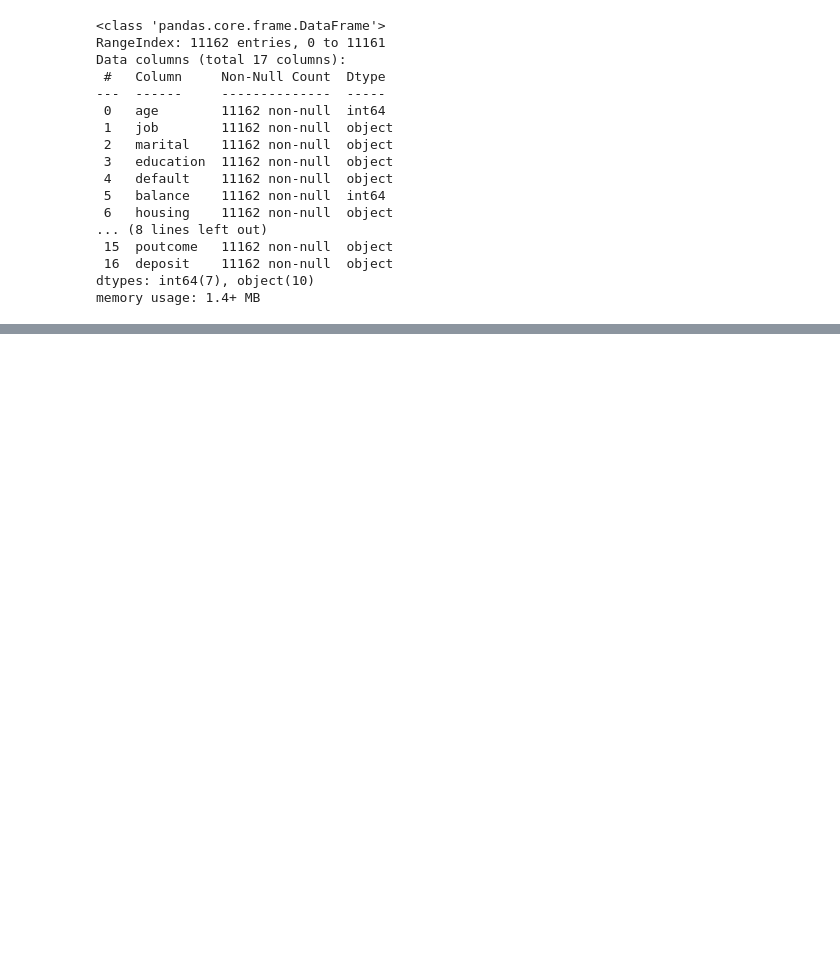
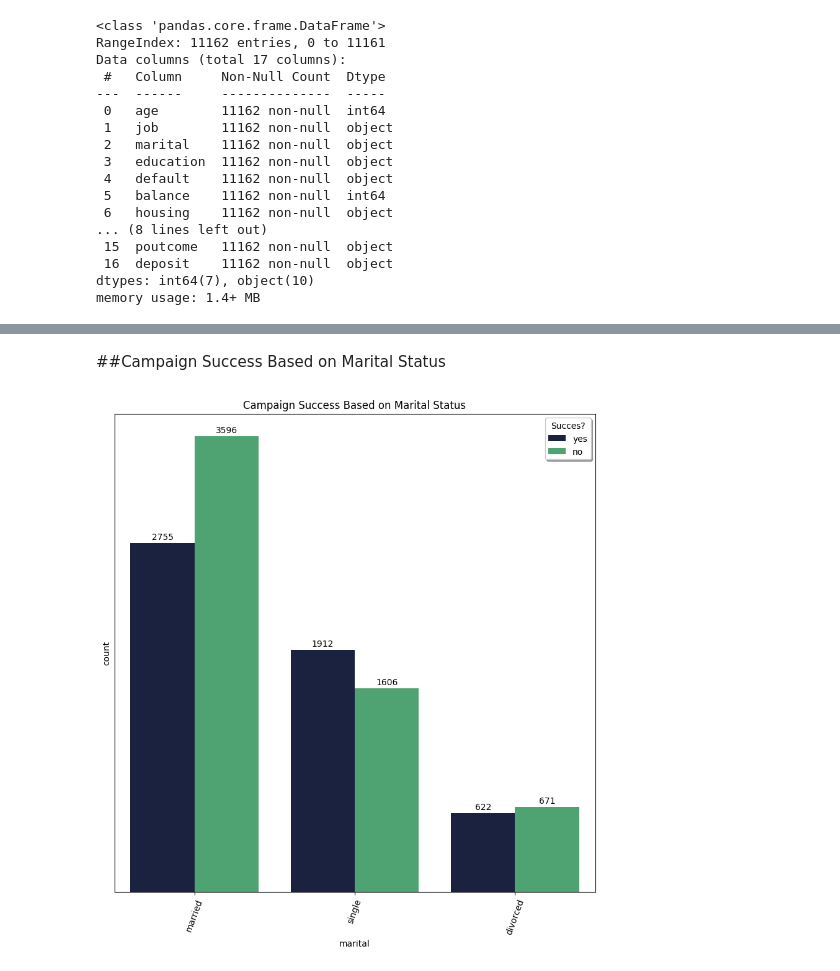
Before and after one commit to irffanhaziq/DataManagement, a Jupyter notebook: Project1_DataMangement.ipynb, the cells around one changed output, grey strips where cells are left out. Saved outputs shown, nothing was run; the diff lists cells and outputs as text; code cells hidden in the pictures; blank space fills up the shorter version.

```diff
--- a/Project1_DataMangement.ipynb
+++ b/Project1_DataMangement.ipynb
@@ -157,0 +229,14 @@ plt.show()
+# %% [markdown]
+##Campaign Success Based on Marital Status
+# %%
+plt.figure(figsize=(10, 10));
+plt.title('Campaign Success Based on Marital Status')
+g = sns.countplot(x= 'marital', hue = 'deposit', data=df, palette=palette);
+plt.xticks(rotation=70)
+plt.yticks([])
+plt.legend(title='Succes?', ncol=1, fancybox=True, shadow=True)
+for container in g.containers:
+    g.bar_label(container, padding = 2)
+plt.show()
+# %% [output]
+[figure, added]
```
Also changed, not shown: parts of 42 cells of this notebook.
